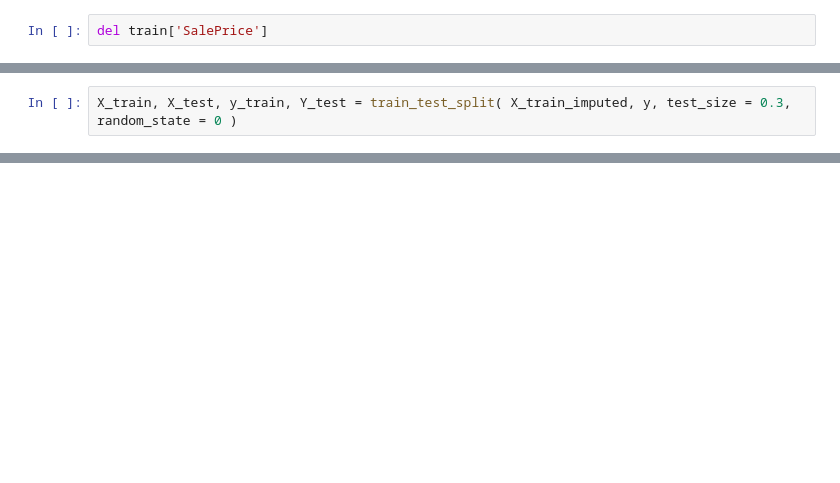
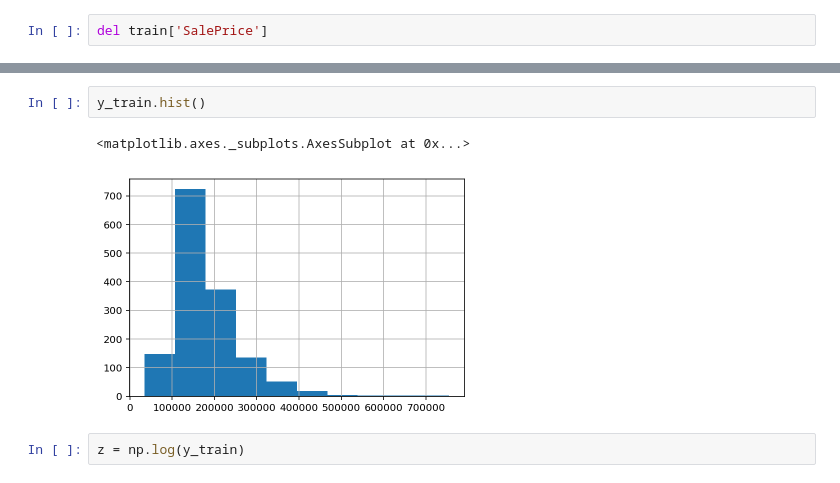
Before and after one commit to ser-serege/Homework, a Jupyter notebook: The main-Copy2.ipynb, the cells around one changed output, grey strips where cells are left out. Cells and saved outputs as stored; diff of their text form; blank space fills up the shorter version.

```diff
--- a/The main-Copy2.ipynb
+++ b/The main-Copy2.ipynb
@@ -115,2 +51,0 @@ X_test_imputed = pd.DataFrame(X_train_imputed, columns=dummy_test.columns.values
-# %%
-X_train, X_test, y_train, Y_test = train_test_split( X_train_imputed, y, test_size = 0.3, random_state = 0 )
@@ -124,0 +76,7 @@ print("CV accuracy score: {:.2f}%".format(results.mean()*100))
+# %%
+y_train.hist()
+# %% [output]
+<matplotlib.axes._subplots.AxesSubplot at 0x...>
+[figure, added]
+# %%
+z = np.log(y_train)
```
Also changed, not shown: parts of 135 cells of this notebook.
